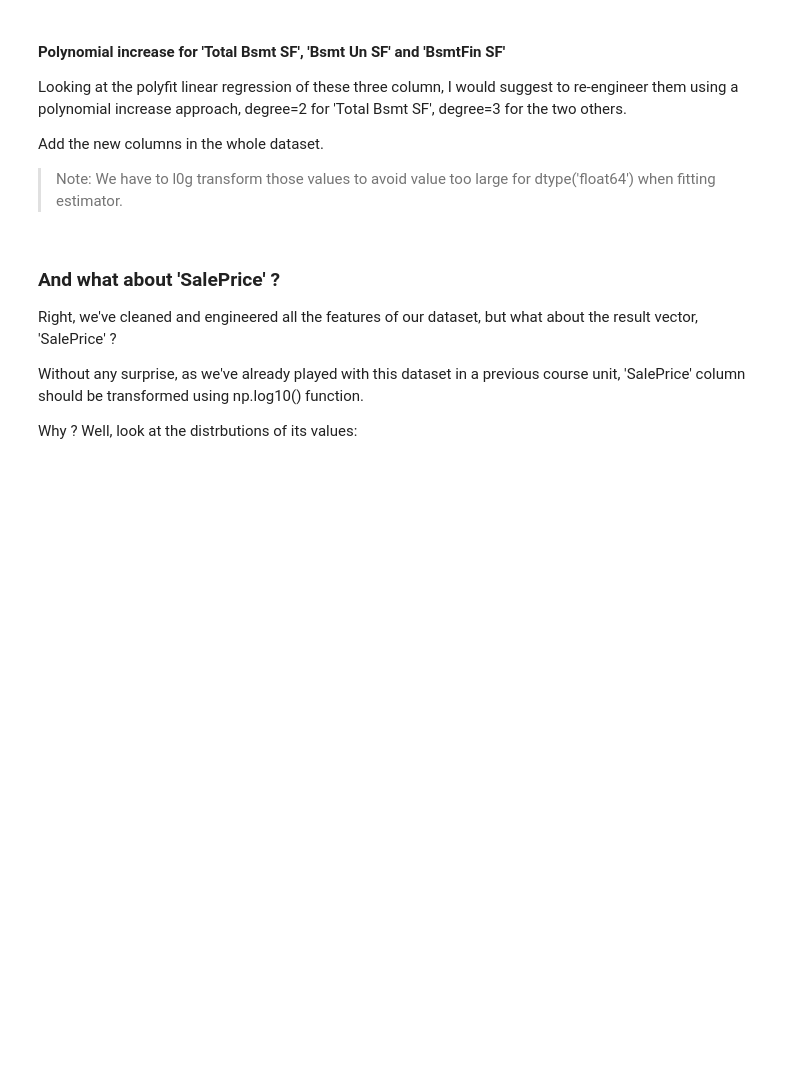
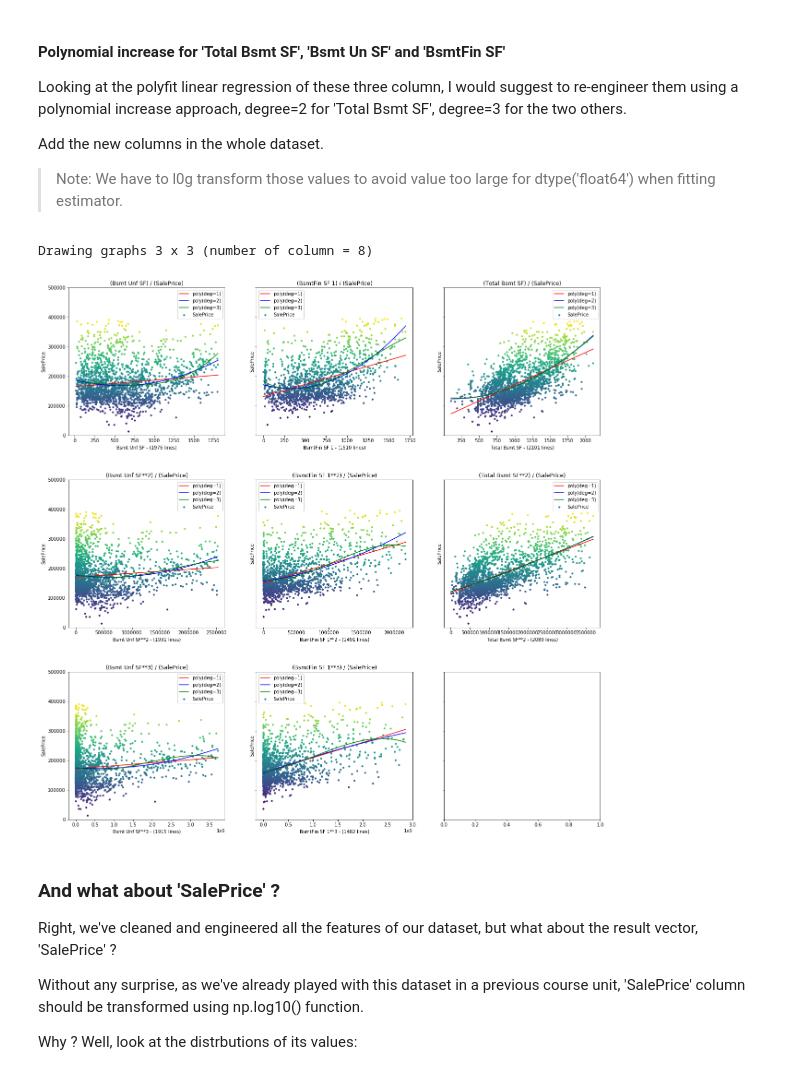
Before and after one commit to xnicolovici/machine_learning, a Jupyter notebook: notebooks/Course No 3/09. Course project/03. Part 2 - House prices/house-prices-solution-1-of-2.ipynb, the cells around one changed output. Saved outputs shown, nothing was run; the diff lists cells and outputs as text; code cells hidden in the pictures; blank space fills up the shorter version.

```diff
--- a/notebooks/Course No 3/09. Course project/03. Part 2 - House prices/house-prices-solution-1-of-2.ipynb
+++ b/notebooks/Course No 3/09. Course project/03. Part 2 - House prices/house-prices-solution-1-of-2.ipynb
@@ -1505,25 +1499,22 @@ Add the new columns in the whole dataset.
 
 > Note: We have to l0g transform those values to avoid value too large for dtype('float64') when fitting estimator.
 # %%
-# Log transform columns
-#data_df['Total Bsmt SF'] = np.log1p(data_df['Total Bsmt SF'])
-#data_df['BsmtFin SF 1'] = np.log1p(data_df['BsmtFin SF 1'])
-#data_df['Bsmt Unf SF'] = np.log1p(data_df['Bsmt Unf SF'])
+# Feature increase with polynomial approach
+data_df['Total Bsmt SF**2'] = data_df['Total Bsmt SF']**2
 
-# Feature increase with polynomial approach
-#data_df['Total Bsmt SF**2'] = np.log1p(data_df['Total Bsmt SF']**2)
+data_df['BsmtFin SF 1**2'] = data_df['BsmtFin SF 1']**2
+data_df['BsmtFin SF 1**3'] = data_df['BsmtFin SF 1']**3
 
-#data_df['BsmtFin SF 1**2'] = np.log1p(data_df['BsmtFin SF 1']**2)
-# data_df['BsmtFin SF 1**3'] = data_df['BsmtFin SF 1']**3
-
-#data_df['Bsmt Unf SF**2'] = np.log1p(data_df['Bsmt Unf SF']**2)
-# data_df['Bsmt Unf SF**3'] = data_df['Bsmt Unf SF']**3
+data_df['Bsmt Unf SF**2'] = data_df['Bsmt Unf SF']**2
+data_df['Bsmt Unf SF**3'] = data_df['Bsmt Unf SF']**3
 
 
 # Draw scatter plot with the Train dataset only (Test dataset has NaN values in SalePrice)
-#polynomial_columns=['Bsmt Unf SF', 'BsmtFin SF 1', 'Total Bsmt SF','Bsmt Unf SF**2', 'BsmtFin SF 1**2', 'Total Bsmt SF**2','Bsmt Unf SF**3', 'BsmtFin SF 1**3']
-#polynomial_columns=['Bsmt Unf SF', 'BsmtFin SF 1', 'Total Bsmt SF','Bsmt Unf SF**2', 'BsmtFin SF 1**2', 'Total Bsmt SF**2']
-#drawScatterPlot(getTrainDataset(), polynomial_columns, graph_per_line=3, figsize=(20,20), z_factor=3, polyfit_deg=3)
+polynomial_columns=['Bsmt Unf SF', 'BsmtFin SF 1', 'Total Bsmt SF','Bsmt Unf SF**2', 'BsmtFin SF 1**2', 'Total Bsmt SF**2','Bsmt Unf SF**3', 'BsmtFin SF 1**3']
+drawScatterPlot(getTrainDataset(), polynomial_columns, graph_per_line=3, figsize=(20,20), z_factor=3, polyfit_deg=3)
+# %% [output]
+Drawing graphs 3 x 3 (number of column = 8)
+[figure, added]
 # %% [markdown]
 ### And what about 'SalePrice' ?
 
```
Also changed, not shown: parts of 16 cells of this notebook, 6 other files.
